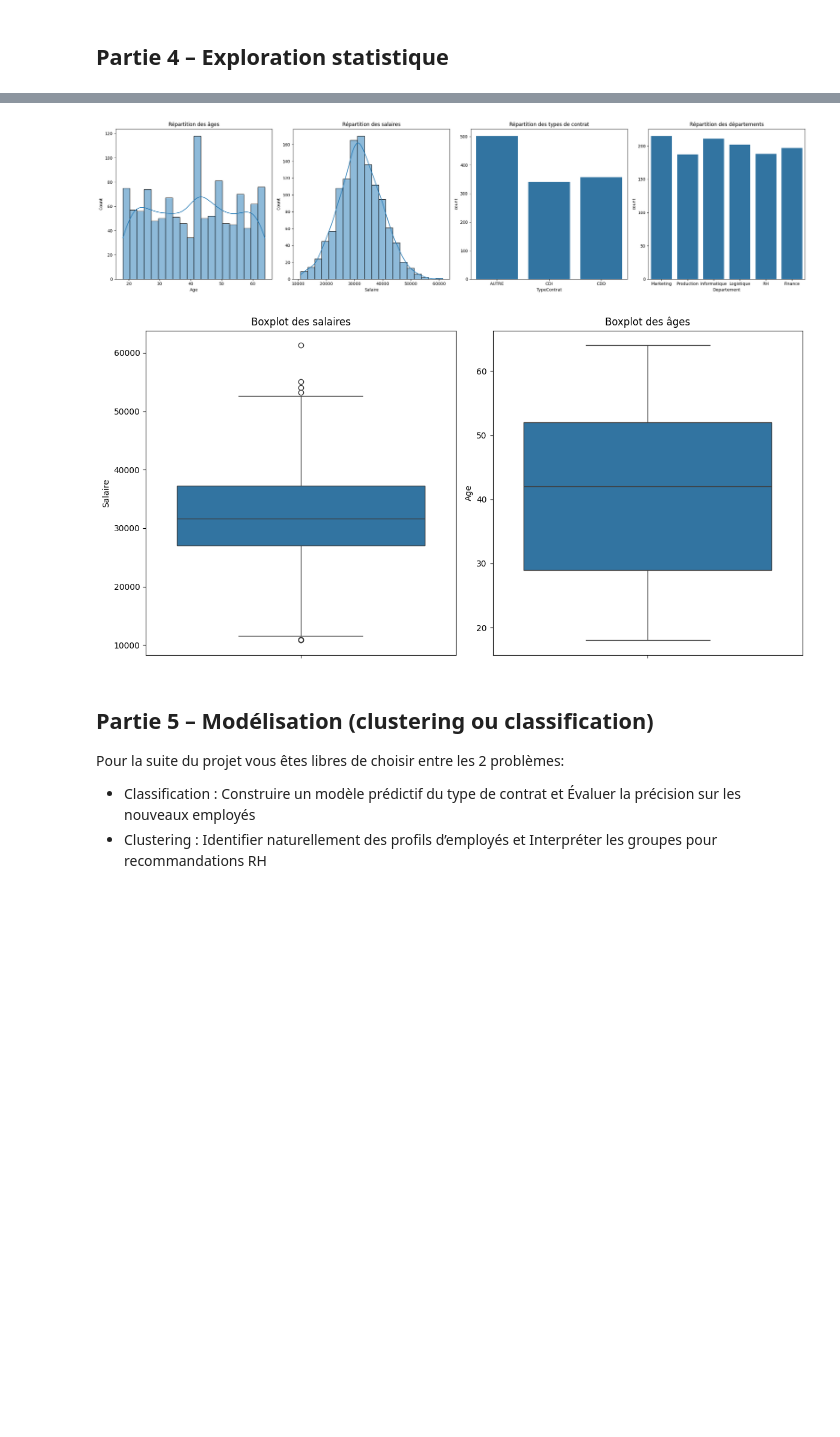
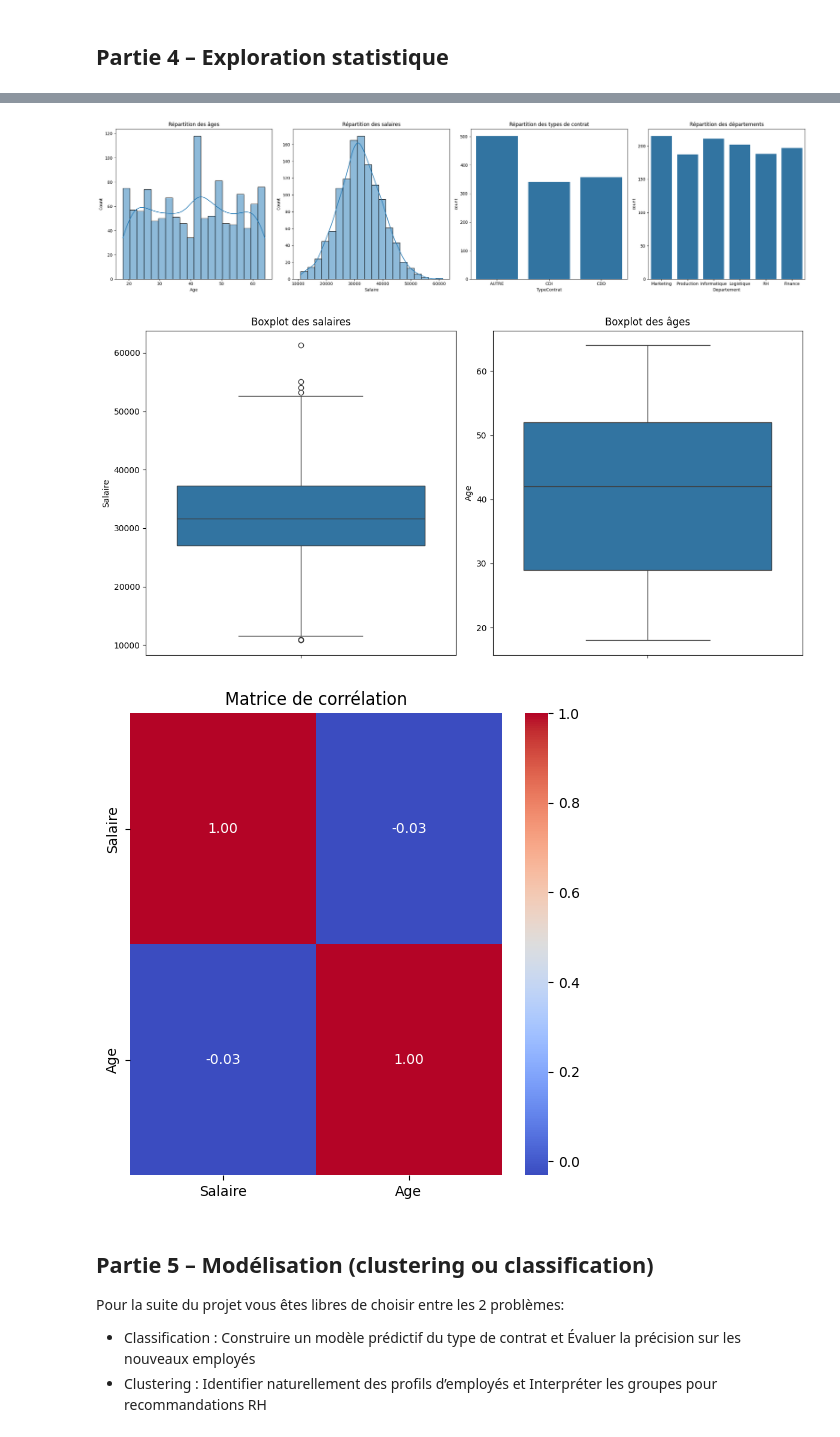
Before and after one commit to Lesaloon/A4_ESIEA_DATA_CM_FINAL, a Jupyter notebook: ProjetFinal_DataCrafting_Mining.ipynb, the cells around one changed output, grey strips where cells are left out. Cells and saved outputs as stored; diff of their text form; code cells hidden in the pictures; blank space fills up the shorter version.

```diff
--- a/ProjetFinal_DataCrafting_Mining.ipynb
+++ b/ProjetFinal_DataCrafting_Mining.ipynb
@@ -286,33 +287,47 @@ def visualise(df):
     plt.subplot(1, 4, 3)
     sns.countplot(x="TypeContrat", data=df)
     plt.title("Répartition des types de contrat")
     # countplot of the departments
     plt.subplot(1, 4, 4)
     sns.countplot(x="Departement", data=df)
     plt.title("Répartition des départements")
     plt.tight_layout()
     # add boxplot of the salaries and ages
     plt.figure(figsize=(12, 6))
     plt.subplot(1, 2, 1)
     sns.boxplot(y="Salaire", data=df)
     plt.title("Boxplot des salaires")
     plt.subplot(1, 2, 2)
     sns.boxplot(y="Age", data=df)
     plt.title("Boxplot des âges")
     plt.tight_layout()
 
     plt.show()
 
+def show_correlations(df):
+
+    features = ["Salaire", "Age"]
+
+    df_corr = df[features]
+
+    plt.figure(figsize=(6, 6))
+    corr = df_corr.corr()
+    sns.heatmap(corr, annot=True, fmt=".2f", cmap="coolwarm")
+    plt.title("Matrice de corrélation")
+    plt.show()
+
 visualise(df)
+show_correlations(df)
 # %% [output]
 The behavior will change in pandas 3.0. This inplace method will never work because the intermediate object on which we are setting values always behaves as a copy.
 
 For example, when doing 'df[col].method(value, inplace=True)', try using 'df.method({col: value}, inplace=True)' or df[col] = df[col].method(value) instead, to perform the operation inplace on the ori ...
 
 
   df["DateEmbauche"].fillna(df["DateEmbauche"].median(), inplace=True)
 [figure]
 [figure]
+[figure, added]
 # %% [markdown]
 ## Partie 5 – Modélisation (clustering ou classification)
 Pour la suite du projet vous êtes libres de choisir entre les 2 problèmes:
```
Also changed, not shown: parts of 1 cell of this notebook.
